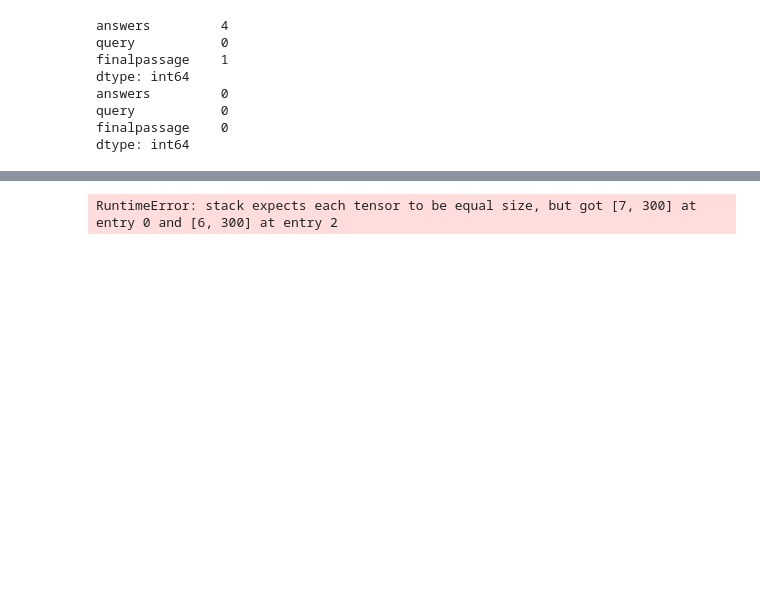
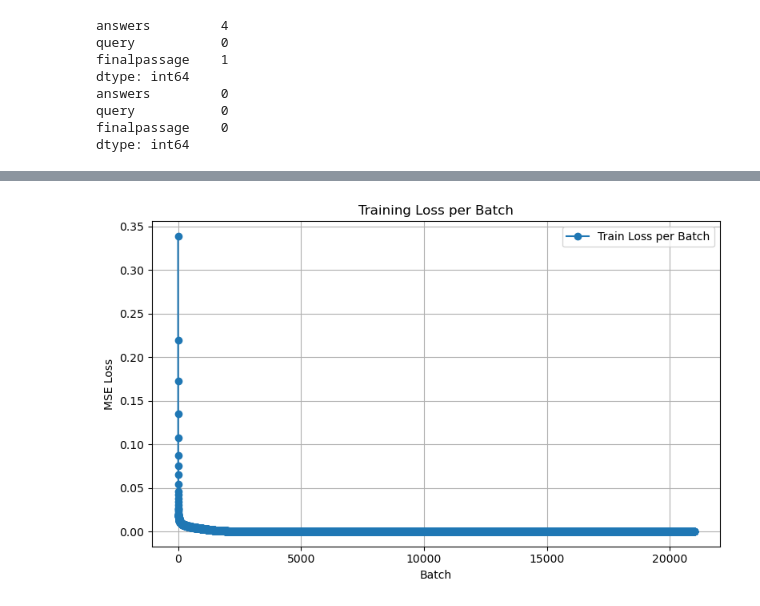
Before and after one commit to LCIT-W25/AISC-T3-Grp2, a Jupyter notebook: AISC2009-NLP/Assignment_4/Aman_Prakash/causal_transformer_chatbot.ipynb, the cells around one changed output, grey strips where cells are left out. Cells and saved outputs as stored; diff of their text form; code cells hidden in the pictures; blank space fills up the shorter version.

```diff
--- a/AISC2009-NLP/Assignment_4/Aman_Prakash/causal_transformer_chatbot.ipynb
+++ b/AISC2009-NLP/Assignment_4/Aman_Prakash/causal_transformer_chatbot.ipynb
@@ -78,0 +87,2 @@ dtype: int64
+# %%
+train_df.drop("finalpassage", axis=1, inplace = True)
@@ -94,6 +135,0 @@ Please note that authentication is recommended but still optional to access publ
-# %%
-# Apply Tokenization
-train_df["query_tokens"] = train_df["query"].apply(lambda x: tokenizer.tokenize(x)[:max_len])
-train_df["answer_tokens"] = train_df["answers"].apply(lambda x: tokenizer.tokenize(x)[:max_len])
-test_df["query_tokens"] = test_df["query"].apply(lambda x: tokenizer.tokenize(x)[:max_len])
-test_df["answer_tokens"] = test_df["answers"].apply(lambda x: tokenizer.tokenize(x)[:max_len])
@@ -112,12 +136,13 @@ def pad_embeddings(embeddings):
 # %%
-# Apply Embeddings and Paddings
+def tokens_to_word2vec(tokens):
+    vectors = [word2vec[word] if word in word2vec else np.zeros(embed_dim) for word in tokens]
+    return np.array(vectors, dtype=np.float32)
+
+# Convert train tokens to embeddings
 train_df["query_embeddings"] = train_df["query_tokens"].apply(tokens_to_word2vec)
 train_df["answer_embeddings"] = train_df["answer_tokens"].apply(tokens_to_word2vec)
+
+# Convert test tokens to embeddings
 test_df["query_embeddings"] = test_df["query_tokens"].apply(tokens_to_word2vec)
 test_df["answer_embeddings"] = test_df["answer_tokens"].apply(tokens_to_word2vec)
-
-train_df["query_embeddings"] = pad_embeddings(train_df["query_embeddings"].tolist())
-train_df["answer_embeddings"] = pad_embeddings(train_df["answer_embeddings"].tolist())
-test_df["query_embeddings"] = pad_embeddings(test_df["query_embeddings"].tolist())
-test_df["answer_embeddings"] = pad_embeddings(test_df["answer_embeddings"].tolist())
 # %%
@@ -133,9 +157,14 @@ class ChatDataset(Dataset):
     def __getitem__(self, idx):
         return torch.tensor(self.queries[idx]), torch.tensor(self.answers[idx])
 # %%
+# Sample
+train_subset = train_df.sample(frac=0.7, random_state=42).reset_index(drop=True)  # 70% of train_df
+
 # Prepare Data
-train_dataset = ChatDataset(train_df["query_embeddings"].tolist(), train_df["answer_embeddings"].tolist())
+train_dataset = ChatDataset(train_subset["query_embeddings"].tolist(), train_df["answer_embeddings"].tolist())
 test_dataset = ChatDataset(test_df["query_embeddings"].tolist(), test_df["answer_embeddings"].tolist())
+
+#Load Data
 train_loader = DataLoader(train_dataset, batch_size=8, shuffle=True)
 test_loader = DataLoader(test_dataset, batch_size=8, shuffle=False)
 # %%
@@ -177,19 +269,0 @@ criterion = nn.MSELoss()
-# %%
-# Training Loop
-def train_model(model, train_loader, epochs=3):
-    model.train()
-    for epoch in range(epochs):
-        total_loss = 0
-        for query, answer in train_loader:
-            query, answer = query.to(device), answer.to(device)
-            optimizer.zero_grad()
-            outputs = model(query, answer[:, :-1])
-            loss = criterion(outputs, answer[:, 1:])
-            loss.backward()
-            optimizer.step()
-            total_loss += loss.item()
-        print(f"Epoch {epoch+1}, Loss: {total_loss/len(train_loader)}")
-
-train_model(model, train_loader)
-# %% [output]
-RuntimeError: stack expects each tensor to be equal size, but got [7, 300] at entry 0 and [6, 300] at entry 2
@@ -227,0 +270,17 @@ evaluate_model(model, test_loader)
+# %%
+# Save batch losses to a file (JSON)
+with open('batch_losses.json', 'w') as f:
+    json.dump(batch_losses, f)
+
+# Plotting the training loss per batch
+plt.figure(figsize=(8, 5))
+plt.plot(batch_losses, marker='o', label="Train Loss per Batch")
+plt.title("Training Loss per Batch")
+plt.xlabel("Batch")
+plt.ylabel("MSE Loss")
+plt.grid(True)
+plt.legend()
+plt.tight_layout()
+plt.show()
+# %% [output]
+[figure, added]
```
Also changed, not shown: parts of 19 cells of this notebook, 1 other file.
